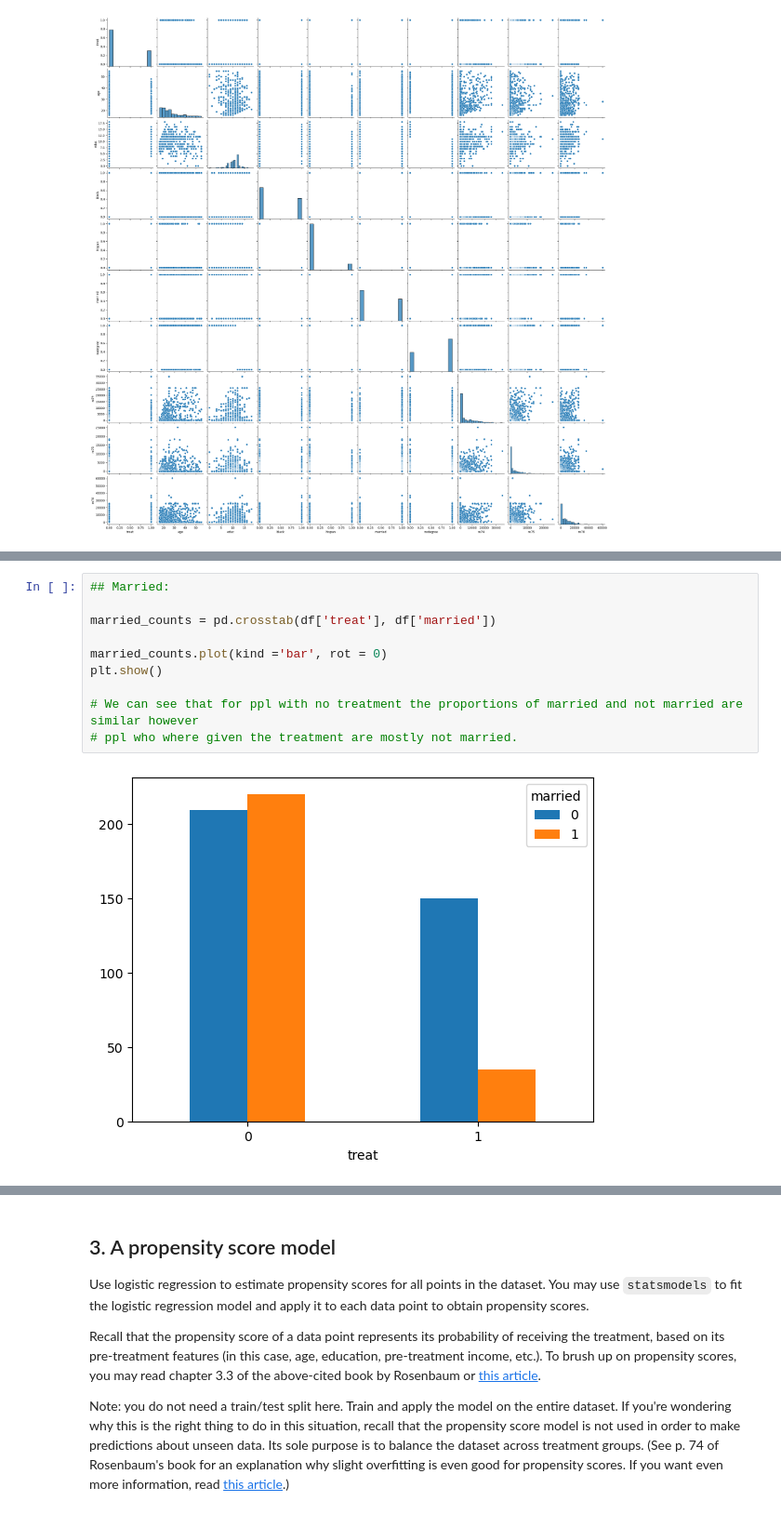
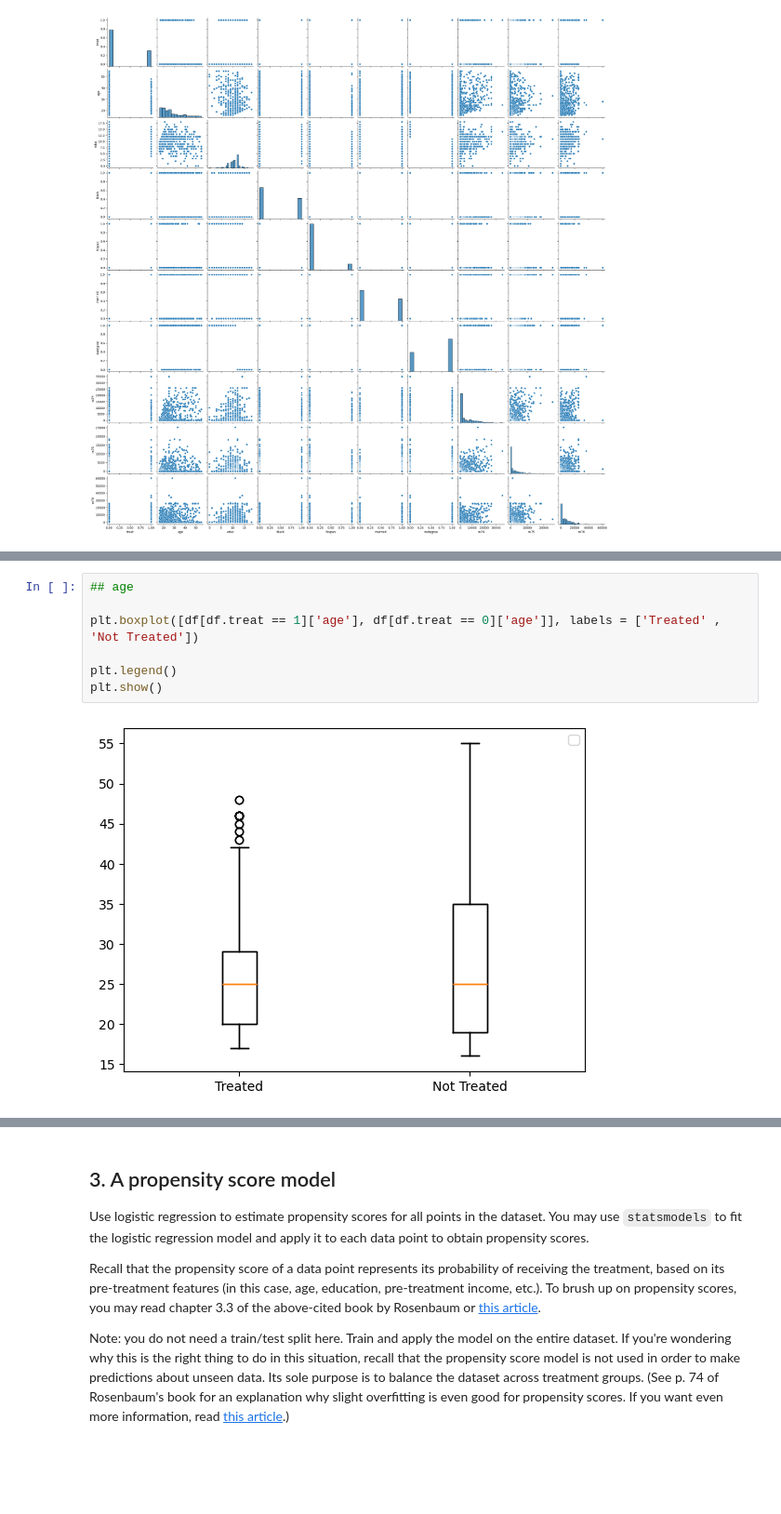
Before and after one commit to PabloVallbona/ADA2025, a Jupyter notebook: Exercises/05 - Causal analysis of observational data/Observational studies exercise.ipynb, the cells around one changed output, grey strips where cells are left out. Shown at 93% size. Drawn from its saved outputs; the diff is of its cells as text; blank space fills up the shorter version.

```diff
--- a/Exercises/05 - Causal analysis of observational data/Observational studies exercise.ipynb
+++ b/Exercises/05 - Causal analysis of observational data/Observational studies exercise.ipynb
@@ -157,12 +90,9 @@ plt.show()
-# %%
-## Married:
-
-married_counts = pd.crosstab(df['treat'], df['married'])
-
-married_counts.plot(kind ='bar', rot = 0)
-plt.show()
-
-# We can see that for ppl with no treatment the proportions of married and not married are similar however
-# ppl who where given the treatment are mostly not married.
-# %% [output]
-[figure, removed]
+# %%
+## age
+
+plt.boxplot([df[df.treat == 1]['age'], df[df.treat == 0]['age']], labels = ['Treated' , 'Not Treated'])
+
+plt.legend()
+plt.show()
+# %% [output]
+[figure, added]
```
Also changed, not shown: parts of 26 cells of this notebook, 10 other files.
